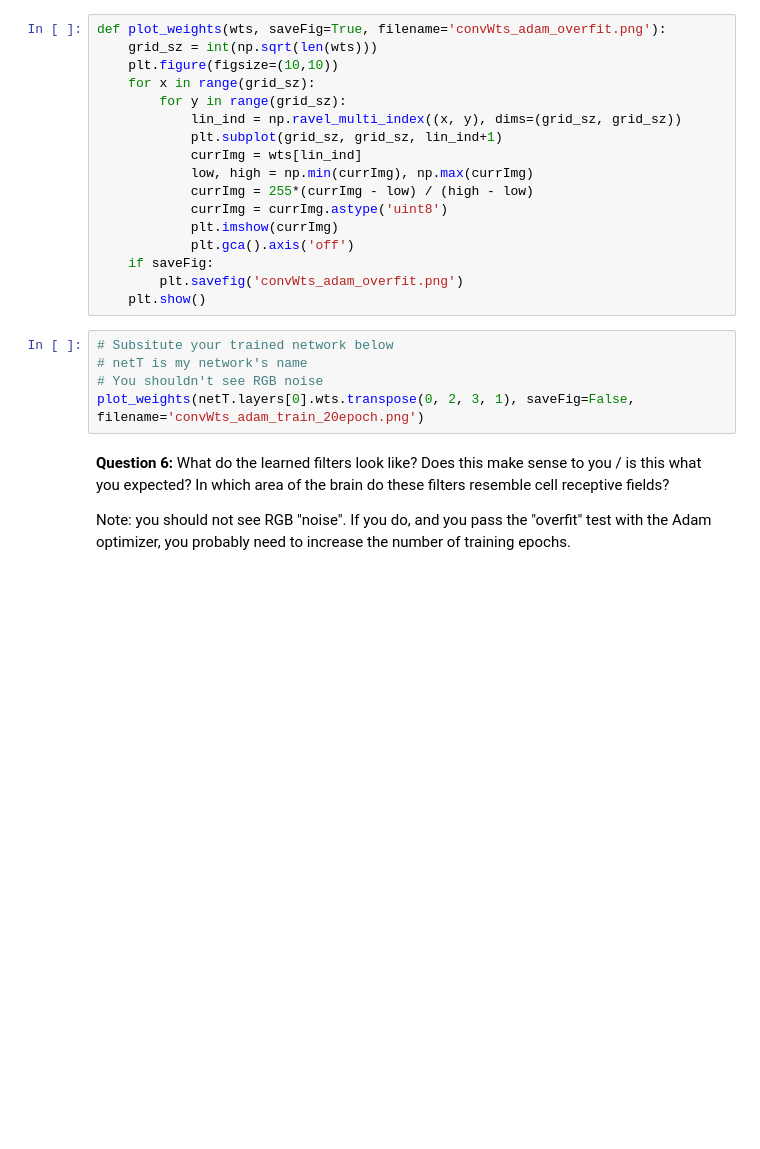
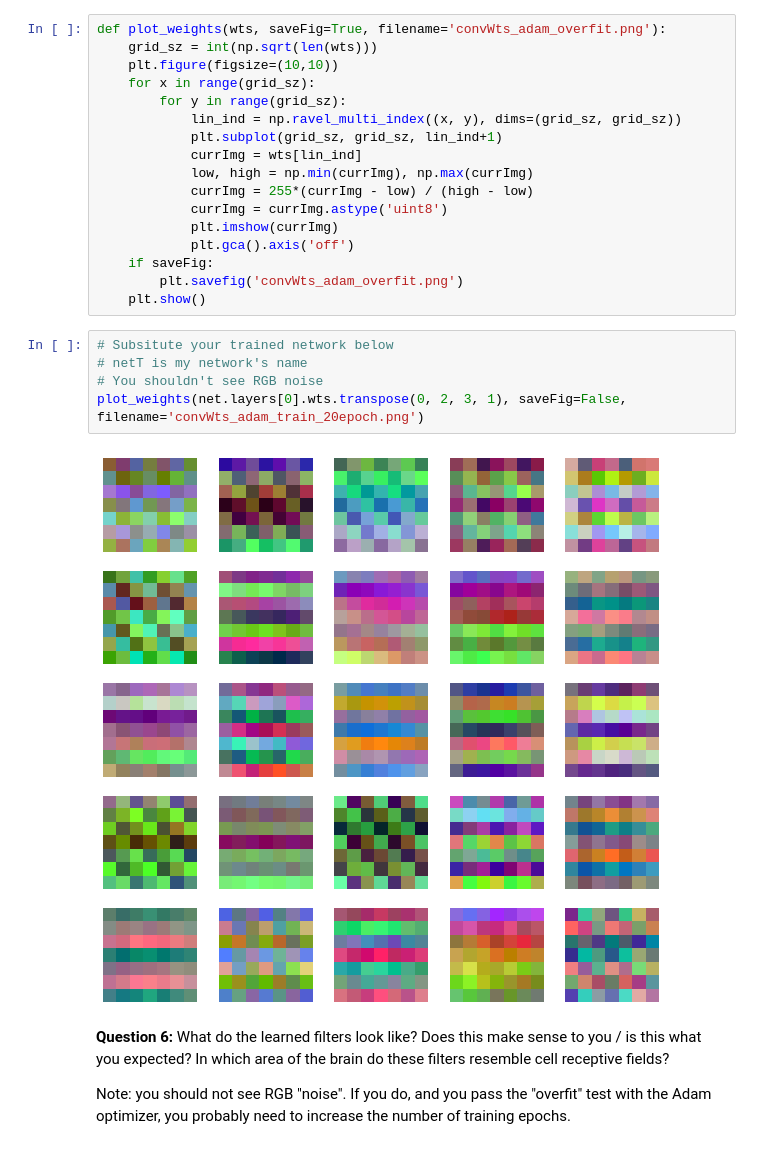
Before and after one commit to ejseal21/NeuralNetworks, a Jupyter notebook: project3/optimize_and_train_cnn.ipynb, the cells around one changed output. Cells and saved outputs as stored; diff of their text form; blank space fills up the shorter version.

```diff
--- a/project3/optimize_and_train_cnn.ipynb
+++ b/project3/optimize_and_train_cnn.ipynb
@@ -692,8 +550,10 @@ def plot_weights(wts, saveFig=True, filename='convWts_adam_overfit.png'):
 # %%
 # Subsitute your trained network below
 # netT is my network's name
 # You shouldn't see RGB noise
-plot_weights(netT.layers[0].wts.transpose(0, 2, 3, 1), saveFig=False, filename='convWts_adam_train_20epoch.png')
+plot_weights(net.layers[0].wts.transpose(0, 2, 3, 1), saveFig=False, filename='convWts_adam_train_20epoch.png')
+# %% [output]
+[figure, added]
 # %% [markdown]
 **Question 6:** What do the learned filters look like? Does this make sense to you / is this what you expected? In which area of the brain do these filters resemble cell receptive fields?
 
```
Also changed, not shown: parts of 24 cells of this notebook, 1 other file.
